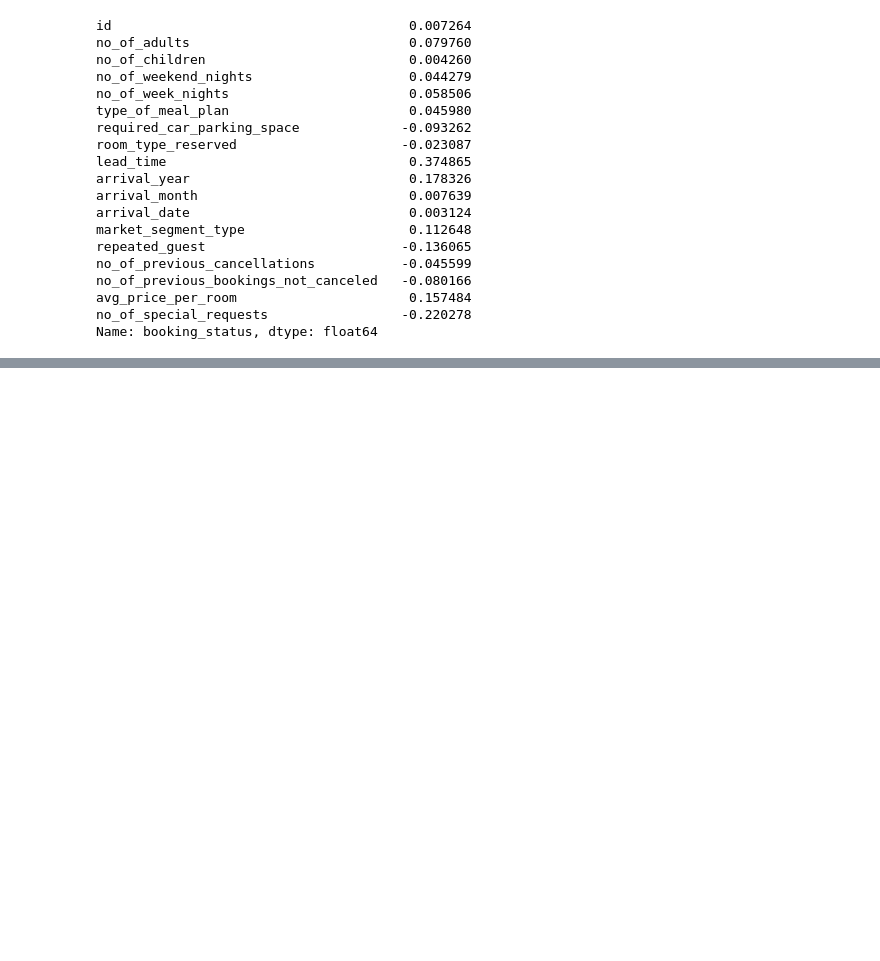
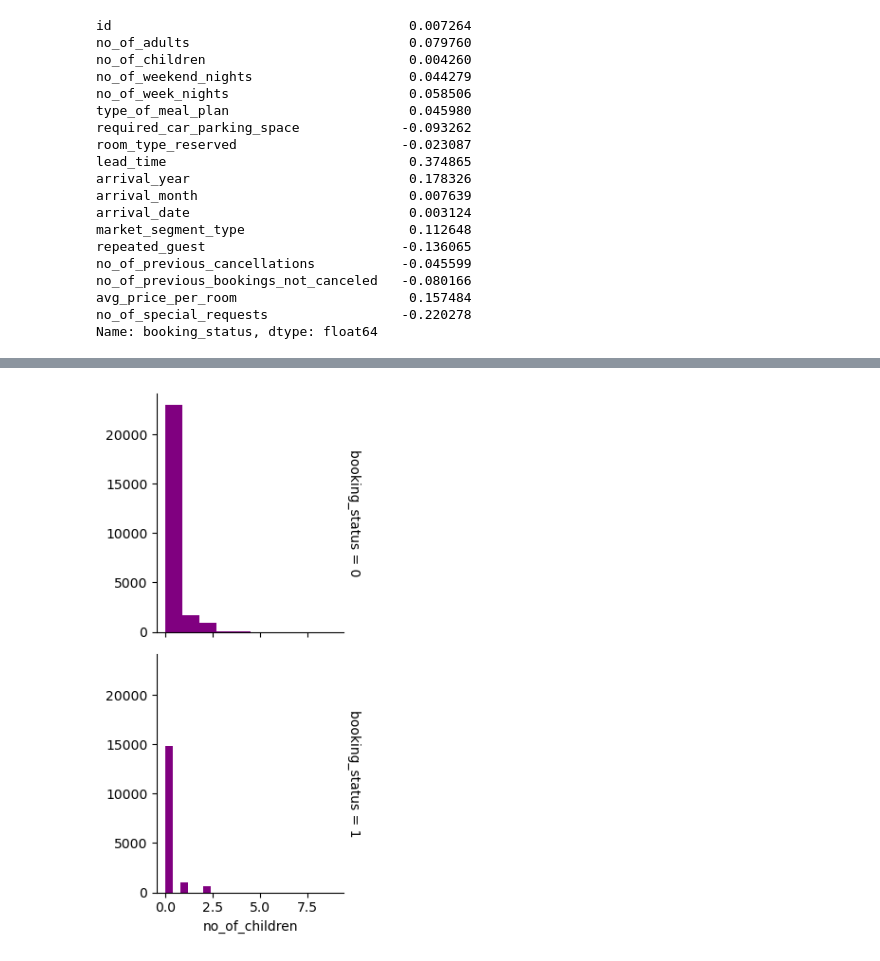
Before and after one commit to centralpenguin/DataScience, a Jupyter notebook: BookingStatus/Untitled.ipynb, the cells around one changed output, grey strips where cells are left out. Cells and saved outputs as stored; diff of their text form; code cells hidden in the pictures; blank space fills up the shorter version.

```diff
--- a/BookingStatus/Untitled.ipynb
+++ b/BookingStatus/Untitled.ipynb
@@ -114,0 +136,5 @@ train_data.booking_status.value_counts().plot(kind = "pie")
+# %%
+g = sns.FacetGrid(train_data, row="booking_status", margin_titles=True)
+g.map(plt.hist, "no_of_children",color="purple");
+# %% [output]
+[figure, added]
```
Also changed, not shown: parts of 4 cells of this notebook.
